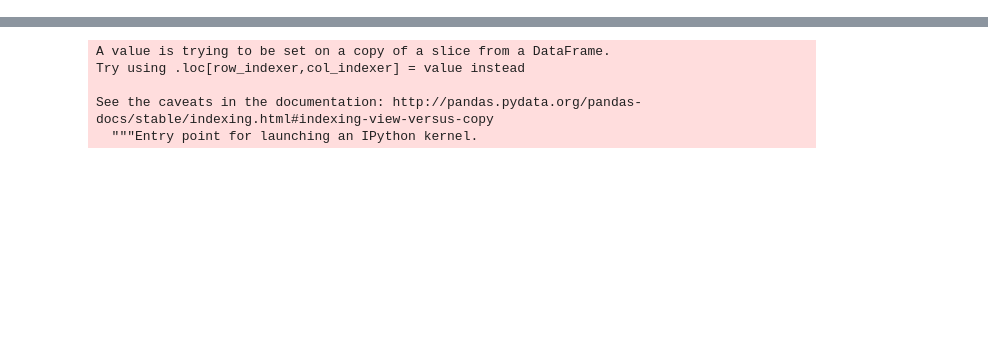
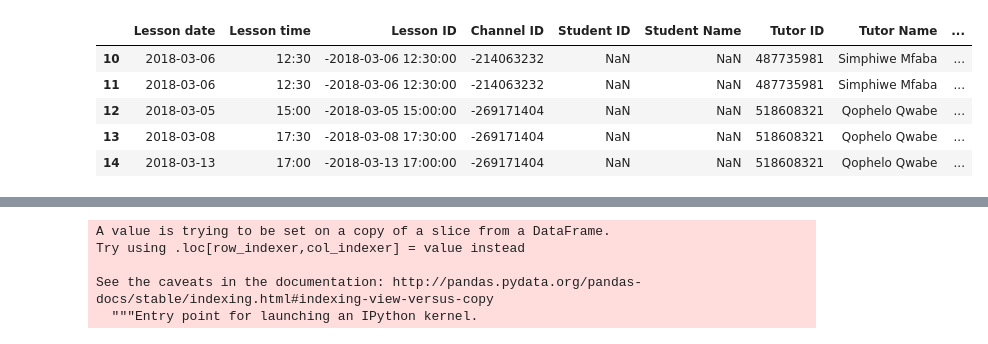
Before and after one commit to IsabellaCiambotti/uthini_repo, a Jupyter notebook: sessions datetime.ipynb, the cells around one changed output, grey strips where cells are left out. Cells and saved outputs as stored; diff of their text form; code cells hidden in the pictures; blank space fills up the shorter version.

```diff
--- a/sessions datetime.ipynb
+++ b/sessions datetime.ipynb
@@ -75,5 +91,14 @@ df.shape
 # %%
 df2 = df[(df['chunks accomplished'] <= 30)]
+# %%
+df2.head()
+# %% [output]
+|  | Lesson date | Lesson time | Lesson ID | Channel ID | Student ID | Student Name | Tutor ID | Tutor Name | ... |
+| 10 | 2018-03-06 | 12:30 | -2018-03-06 12:30:00 | -214063232 | NaN | NaN | 487735981 | Simphiwe Mfaba | ... |
+| 11 | 2018-03-06 | 12:30 | -2018-03-06 12:30:00 | -214063232 | NaN | NaN | 487735981 | Simphiwe Mfaba | ... |
+| 12 | 2018-03-05 | 15:00 | -2018-03-05 15:00:00 | -269171404 | NaN | NaN | 518608321 | Qophelo Qwabe | ... |
+| 13 | 2018-03-08 | 17:30 | -2018-03-08 17:30:00 | -269171404 | NaN | NaN | 518608321 | Qophelo Qwabe | ... |
+| 14 | 2018-03-13 | 17:00 | -2018-03-13 17:00:00 | -269171404 | NaN | NaN | 518608321 | Qophelo Qwabe | ... |
 # %%
 df2.shape
 # %% [output]
```
Also changed, not shown: parts of 32 cells of this notebook.
